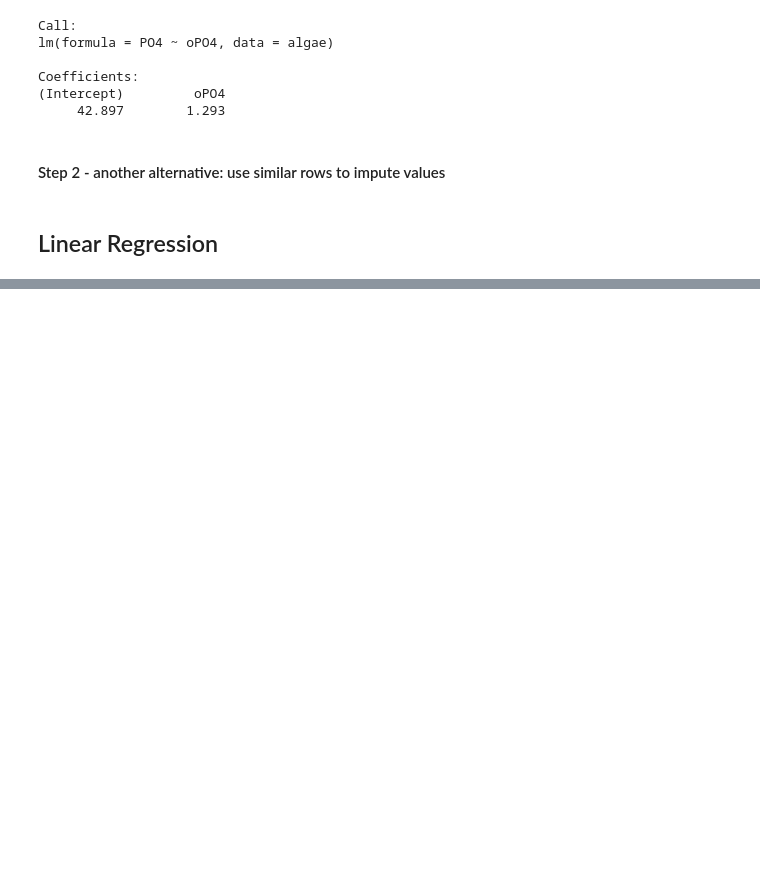
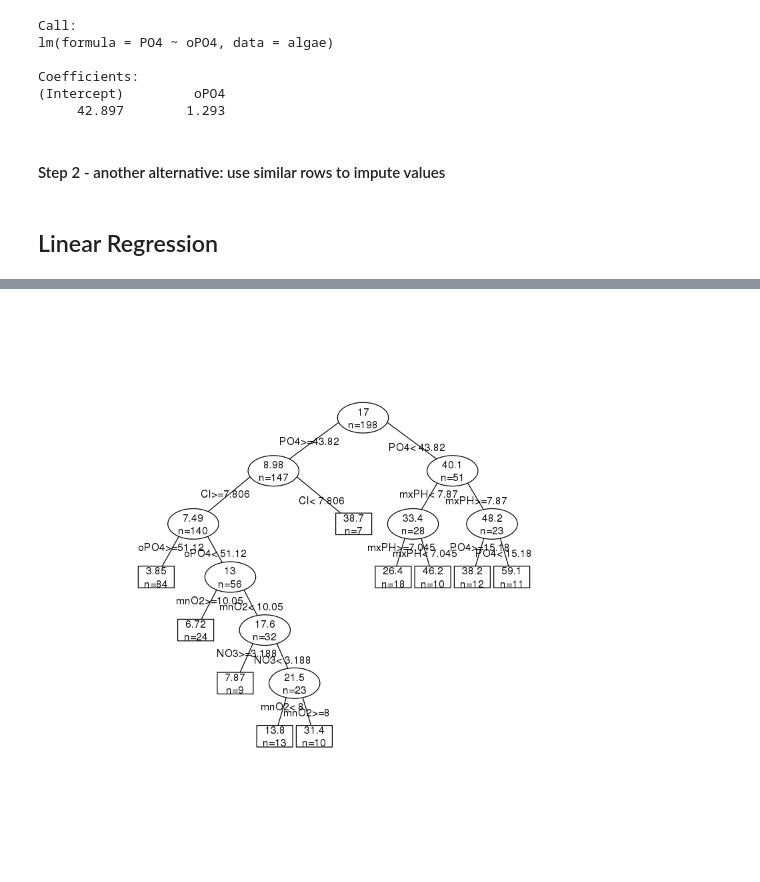
Before and after one commit to skeydan/data-mining-with-R, a Jupyter notebook: DMwR_algae.ipynb, the cells around one changed output, grey strips where cells are left out. Saved outputs shown, nothing was run; the diff lists cells and outputs as text; code cells hidden in the pictures; blank space fills up the shorter version.

```diff
--- a/DMwR_algae.ipynb
+++ b/DMwR_algae.ipynb
@@ -360,0 +557,7 @@ clean.algae <- knnImputation(algae, k = 10)
+# %%
+library(rpart)
+data(algae)
+# no need to remove all NAs
+algae <- algae[-manyNAs(algae), ]
+rt.a1 <- rpart(a1 ~ .,data=algae[,1:12])
+rt.a1
@@ -360,0 +582,5 @@ clean.algae <- knnImputation(algae, k = 10)
+# %%
+# from DMWR
+prettyTree(rt.a1)
+# %% [output]
+[figure, added]
```
Also changed, not shown: parts of 49 cells of this notebook.
